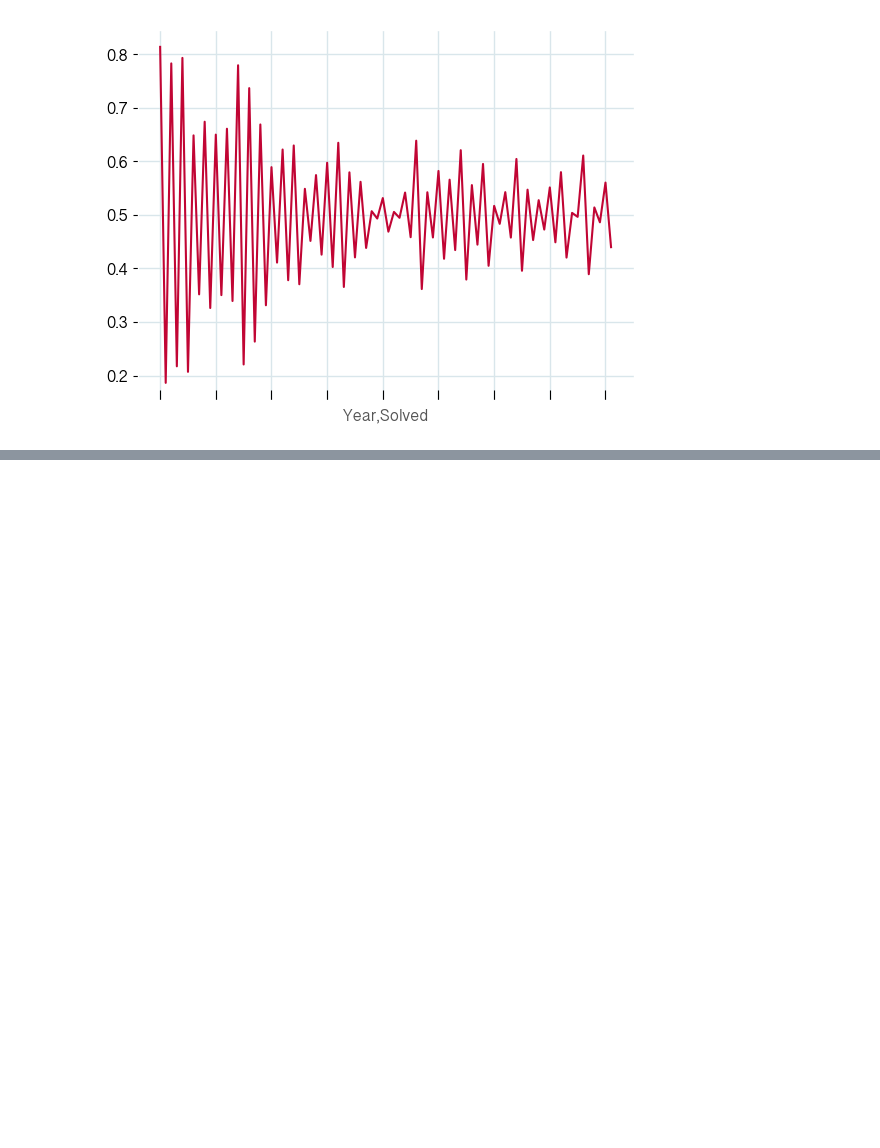
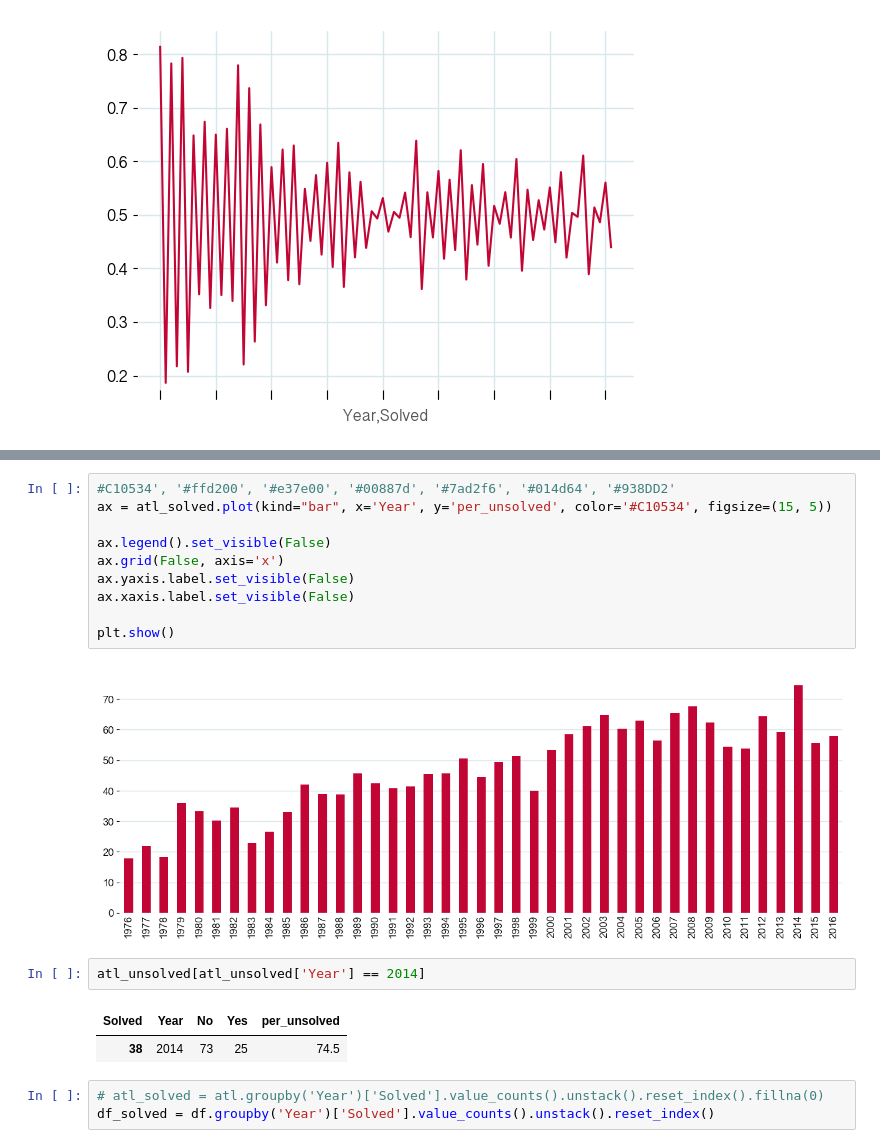
Before and after one commit to mattrehbein/data_studio, a Jupyter notebook: code/06-project/atl crime.ipynb, the cells around one changed output, grey strips where cells are left out. Saved outputs shown, nothing was run; the diff lists cells and outputs as text; blank space fills up the shorter version.

```diff
--- a/code/06-project/atl crime.ipynb
+++ b/code/06-project/atl crime.ipynb
@@ -134,0 +198,20 @@ atl.groupby('Year').Solved.value_counts(normalize=True)
+# %%
+#C10534', '#ffd200', '#e37e00', '#00887d', '#7ad2f6', '#014d64', '#938DD2'
+ax = atl_solved.plot(kind="bar", x='Year', y='per_unsolved', color='#C10534', figsize=(15, 5))
+
+ax.legend().set_visible(False)
+ax.grid(False, axis='x')
+ax.yaxis.label.set_visible(False)
+ax.xaxis.label.set_visible(False)
+
+plt.show()
+# %% [output]
+[figure, added]
+# %%
+atl_unsolved[atl_unsolved['Year'] == 2014]
+# %% [output]
+| Solved | Year | No | Yes | per_unsolved |
+| 38 | 2014 | 73 | 25 | 74.5 |
+# %%
+# atl_solved = atl.groupby('Year')['Solved'].value_counts().unstack().reset_index().fillna(0)
+df_solved = df.groupby('Year')['Solved'].value_counts().unstack().reset_index()
```
Also changed, not shown: parts of 15 cells of this notebook, 3 other files.
